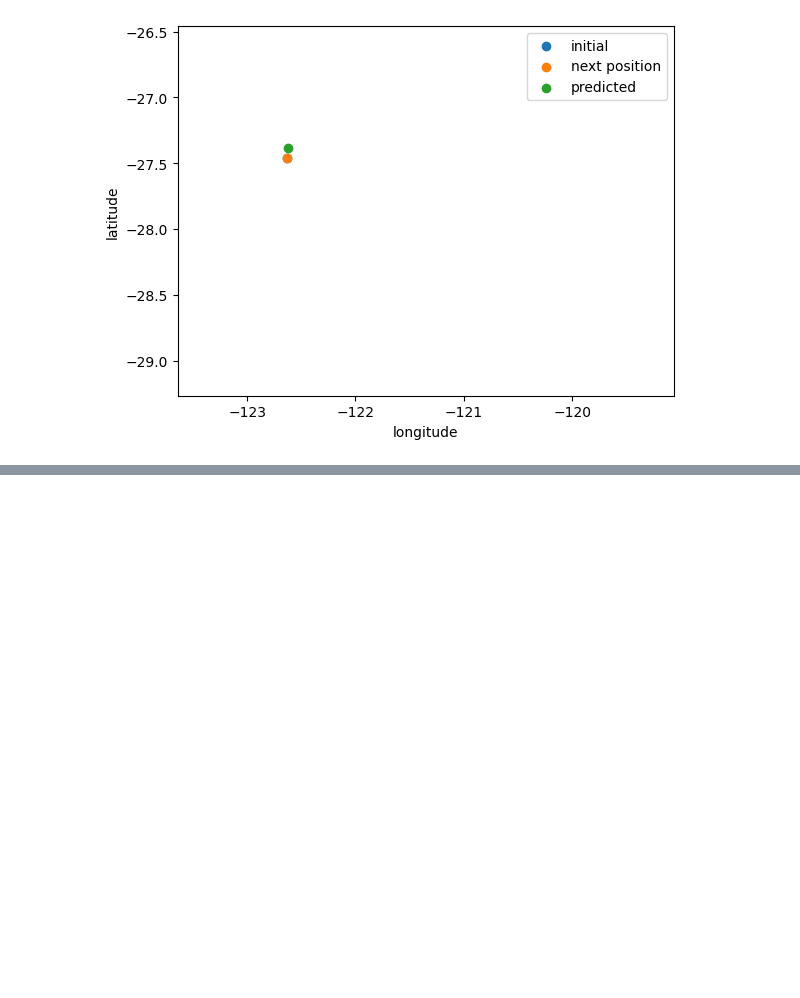
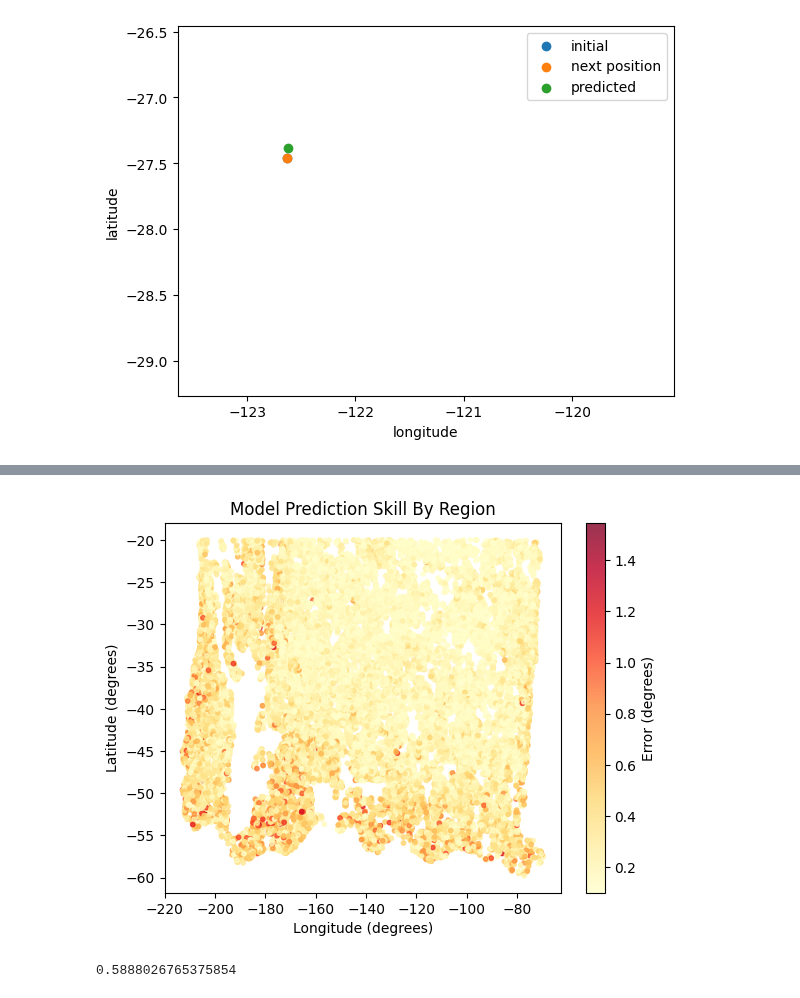
Before and after one commit to kalkulator413/argo_nn, a Jupyter notebook: train.ipynb, the cells around one changed output, grey strips where cells are left out. Cells and saved outputs as stored; diff of their text form; code cells hidden in the pictures; blank space fills up the shorter version.

```diff
--- a/train.ipynb
+++ b/train.ipynb
@@ -385 +385,20 @@ plt.show()
+# %%
+idc = np.array(total_err > .1).tolist()
+
+lons2 = np.array(lons)
+lons2 = lons2[idc]
+lats2 = np.array(lats)
+lats2 = lats2[idc]
+total_err2 = total_err[idc]
+
+plt.scatter(lons2, lats2, c=total_err2, s=10, cmap='YlOrRd', alpha=.8)
+plt.title('Model Prediction Skill By Region')
+plt.xlabel('Longitude (degrees)')
+plt.ylabel('Latitude (degrees)')
+plt.colorbar(label='Error (degrees)')
+plt.show()
+len(lons2) / len(lons)
+# %% [output]
+[figure, added]
+0.5888026765375854
 # %%
```
Also changed, not shown: parts of 7 cells of this notebook.
